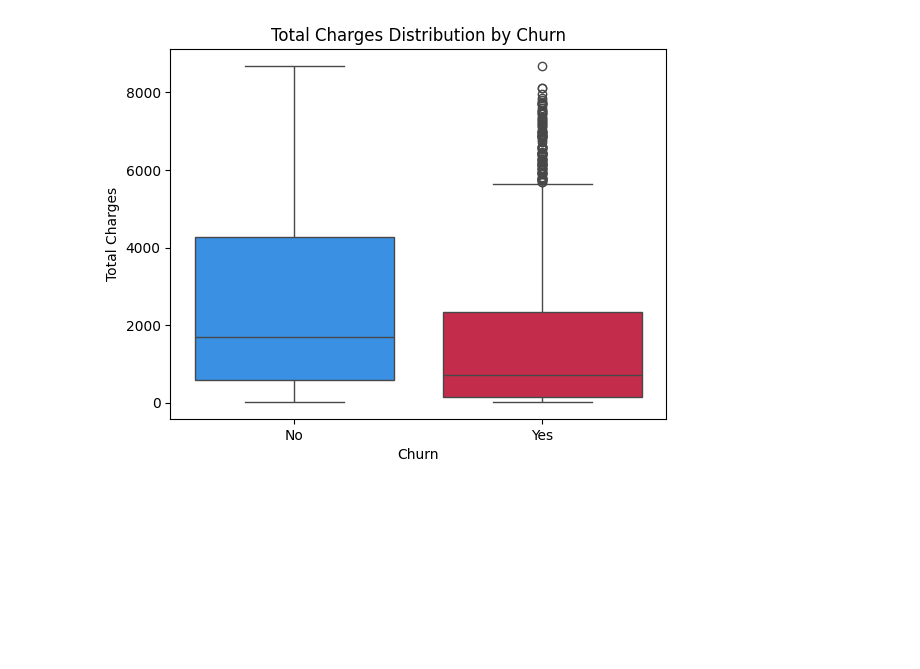
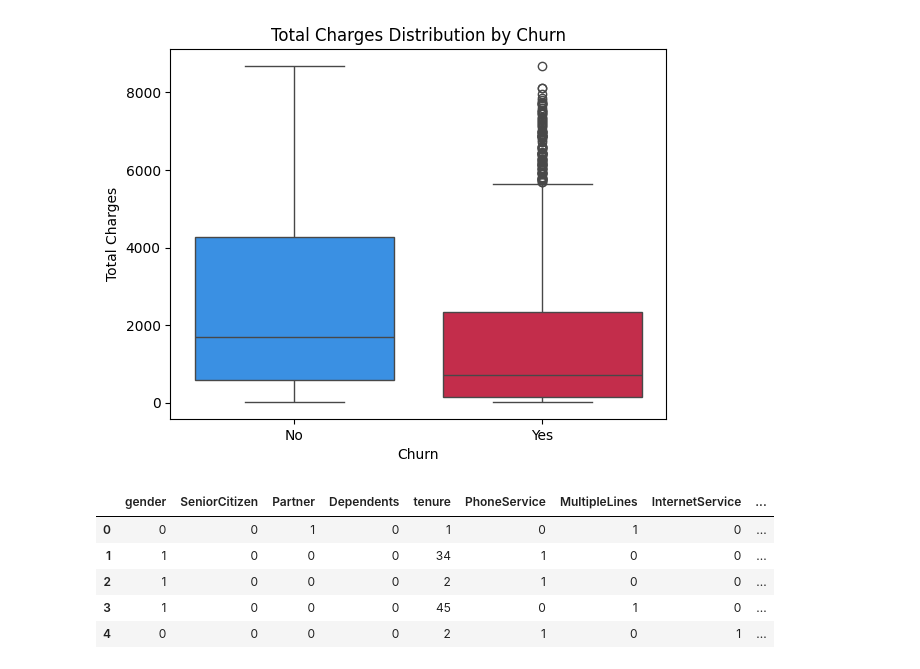
Before and after one commit to younes-li554/customer-churn-prediction, a Jupyter notebook: customer_churn.py.ipynb, the cells around one changed output. Cells and saved outputs as stored; diff of their text form; code cells hidden in the pictures; blank space fills up the shorter version.

```diff
--- a/customer_churn.py.ipynb
+++ b/customer_churn.py.ipynb
@@ -377,14 +377,26 @@ plt.ylabel("Total Charges")
 plt.show()
 # %% [output]
 [figure]
+# %%
+# first we need to convert the target
+df['Churn'] = df['Churn'].map({"No":0,"Yes":1})
 # %%
-# convert all columns to numerical data
-def object_to_int(dataframe_series):
-    if dataframe_series.dtype=='object':
-        dataframe_series = LabelEncoder().fit_transform(dataframe_series)
-    return dataframe_series
-df = df.apply(lambda x: object_to_int(x))
+# LABEL ENCODING FOR ALL OBJECT COLUMNS
+
+
+def convert_to_int(col):
+    if col.dtype=='object':
+        col = LabelEncoder().fit_transform(col)
+    return col
+df = df.apply(convert_to_int)
 df.head()
+# %% [output]
+|  | gender | SeniorCitizen | Partner | Dependents | tenure | PhoneService | MultipleLines | InternetService | ... |
+| 0 | 0 | 0 | 1 | 0 | 1 | 0 | 1 | 0 | ... |
+| 1 | 1 | 0 | 0 | 0 | 34 | 1 | 0 | 0 | ... |
+| 2 | 1 | 0 | 0 | 0 | 2 | 1 | 0 | 0 | ... |
+| 3 | 1 | 0 | 0 | 0 | 45 | 0 | 1 | 0 | ... |
+| 4 | 0 | 0 | 0 | 0 | 2 | 1 | 0 | 1 | ... |
 # %%
 # corrolation
 df.corr()['Churn'].sort_values(ascending = False)
```
